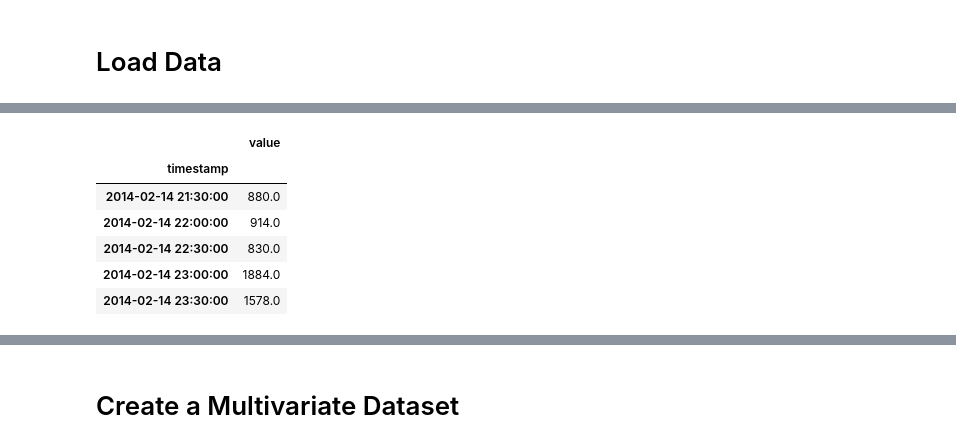
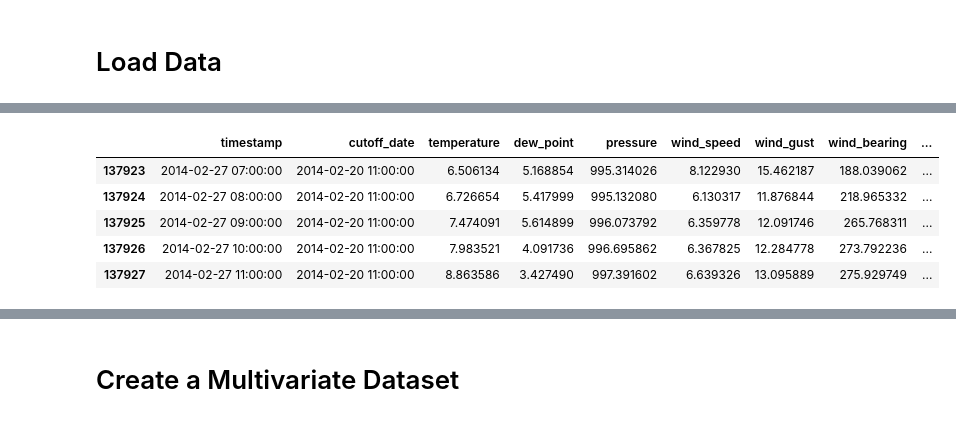
Before and after one commit to attila-balint-kul/energy-forecast-benchmark-examples, a Jupyter notebook: notebooks/02. Multivariate.ipynb, the cells around one changed output, grey strips where cells are left out. Saved outputs shown, nothing was run; the diff lists cells and outputs as text; code cells hidden in the pictures.

```diff
--- a/notebooks/02. Multivariate.ipynb
+++ b/notebooks/02. Multivariate.ipynb
@@ -13,0 +13,2 @@ data = pd.read_csv("./data/load.csv", parse_dates=['timestamp'], index_col="time
+# %%
+unique_ids = ds.metadata_subset.list_unique_ids()
@@ -13,0 +19,3 @@ data = pd.read_csv("./data/load.csv", parse_dates=['timestamp'], index_col="time
+# %%
+unique_id = unique_ids[0]
+unique_id
@@ -13,0 +24,2 @@ data = pd.read_csv("./data/load.csv", parse_dates=['timestamp'], index_col="time
+# %%
+target, past_covariates, metadata = ds.get_data_by_unique_id(unique_id)
@@ -13,0 +59,8 @@ data = pd.read_csv("./data/load.csv", parse_dates=['timestamp'], index_col="time
+# %%
+from enfobench.dataset.utils import create_perfect_forecasts_from_covariates
+
+perfect_forecasts = create_perfect_forecasts_from_covariates(
+    past_covariates,
+    horizon=pd.Timedelta("7 days"),
+    step=pd.Timedelta("24 hour"),
+)
@@ -24,10 +98,9 @@ data.head()
 # %%
-data.tail()
+perfect_forecasts.tail()
 # %% [output]
-|  | value |
-| timestamp |  |
-| 2014-02-14 21:30:00 | 880.0 |
-| 2014-02-14 22:00:00 | 914.0 |
-| 2014-02-14 22:30:00 | 830.0 |
-| 2014-02-14 23:00:00 | 1884.0 |
-| 2014-02-14 23:30:00 | 1578.0 |
+|  | timestamp | cutoff_date | temperature | dew_point | pressure | wind_speed | wind_gust | wind_bearing | ... |
+| 137923 | 2014-02-27 07:00:00 | 2014-02-20 11:00:00 | 6.506134 | 5.168854 | 995.314026 | 8.122930 | 15.462187 | 188.039062 | ... |
+| 137924 | 2014-02-27 08:00:00 | 2014-02-20 11:00:00 | 6.726654 | 5.417999 | 995.132080 | 6.130317 | 11.876844 | 218.965332 | ... |
+| 137925 | 2014-02-27 09:00:00 | 2014-02-20 11:00:00 | 7.474091 | 5.614899 | 996.073792 | 6.359778 | 12.091746 | 265.768311 | ... |
+| 137926 | 2014-02-27 10:00:00 | 2014-02-20 11:00:00 | 7.983521 | 4.091736 | 996.695862 | 6.367825 | 12.284778 | 273.792236 | ... |
+| 137927 | 2014-02-27 11:00:00 | 2014-02-20 11:00:00 | 8.863586 | 3.427490 | 997.391602 | 6.639326 | 13.095889 | 275.929749 | ... |
```
Also changed, not shown: parts of 41 cells of this notebook, 25 other files.
